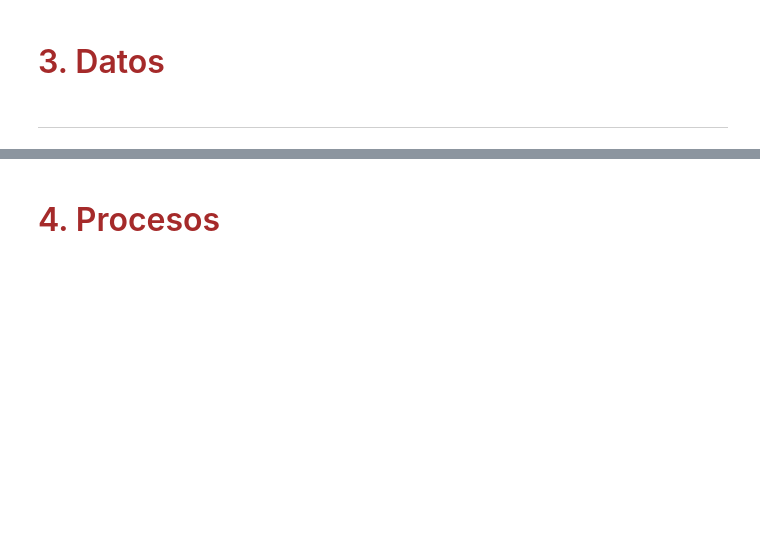
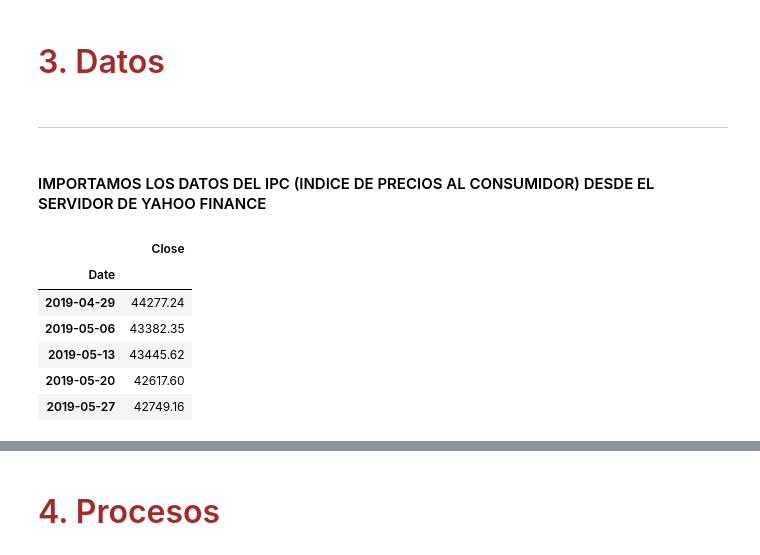
Before and after one commit to Sofiagarciaif/MyST_Proyecto_Final, a Jupyter notebook: notebook.ipynb, the cells around one changed output, grey strips where cells are left out. Drawn from its saved outputs; the diff is of its cells as text; code cells hidden in the pictures; blank space fills up the shorter version.

```diff
--- a/notebook.ipynb
+++ b/notebook.ipynb
@@ -61,3 +65,5 @@ Para correr este notebook es necesario contar con los siguientes archivos y depe
 # <font color= brown> <font size = 6> 3. Datos </font>
 # %% [markdown]
 <hr style="border:0.02in solid orange"> </hr>
+# %% [markdown]
+#### <font color= a05000 >IMPORTAMOS LOS DATOS DEL IPC (INDICE DE PRECIOS AL CONSUMIDOR) DESDE EL SERVIDOR DE YAHOO FINANCE
@@ -63,0 +72,10 @@ Para correr este notebook es necesario contar con los siguientes archivos y depe
+# %%
+D_IPC.head(5)
+# %% [output]
+|  | Close |
+| Date |  |
+| 2019-04-29 | 44277.24 |
+| 2019-05-06 | 43382.35 |
+| 2019-05-13 | 43445.62 |
+| 2019-05-20 | 42617.60 |
+| 2019-05-27 | 42749.16 |
```
Also changed, not shown: parts of 15 cells of this notebook, 4 other files.
